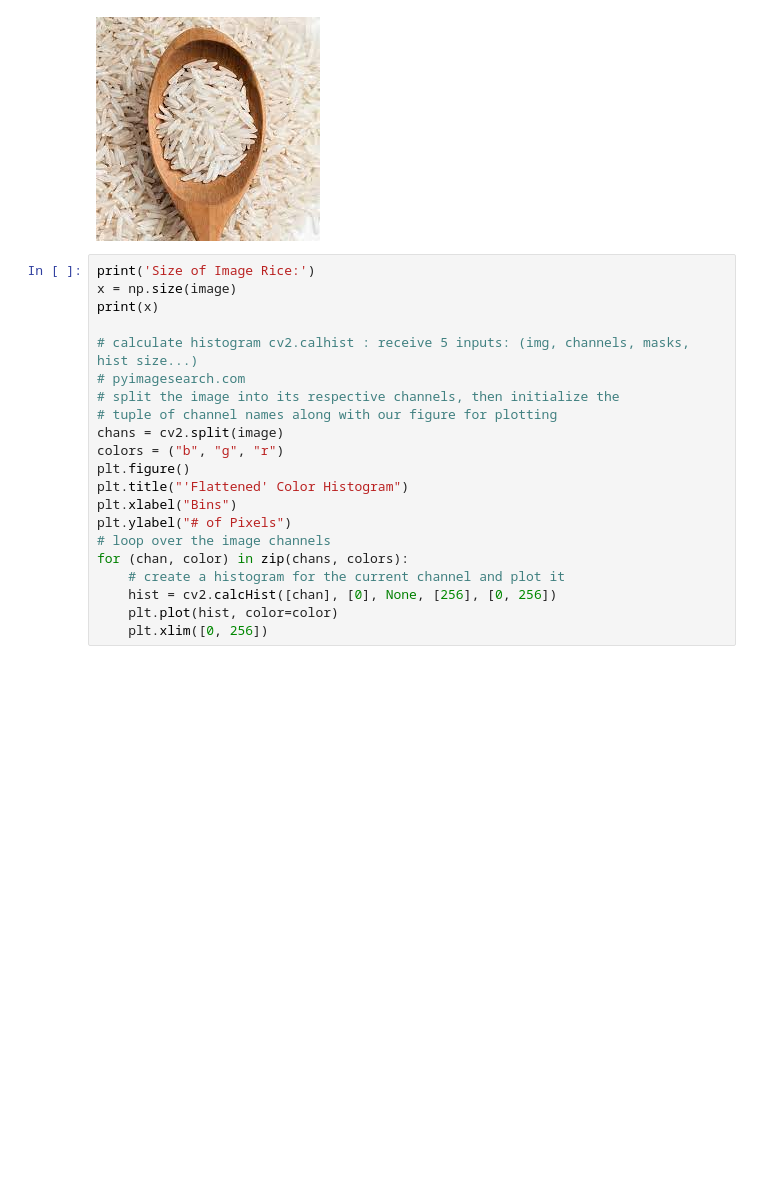
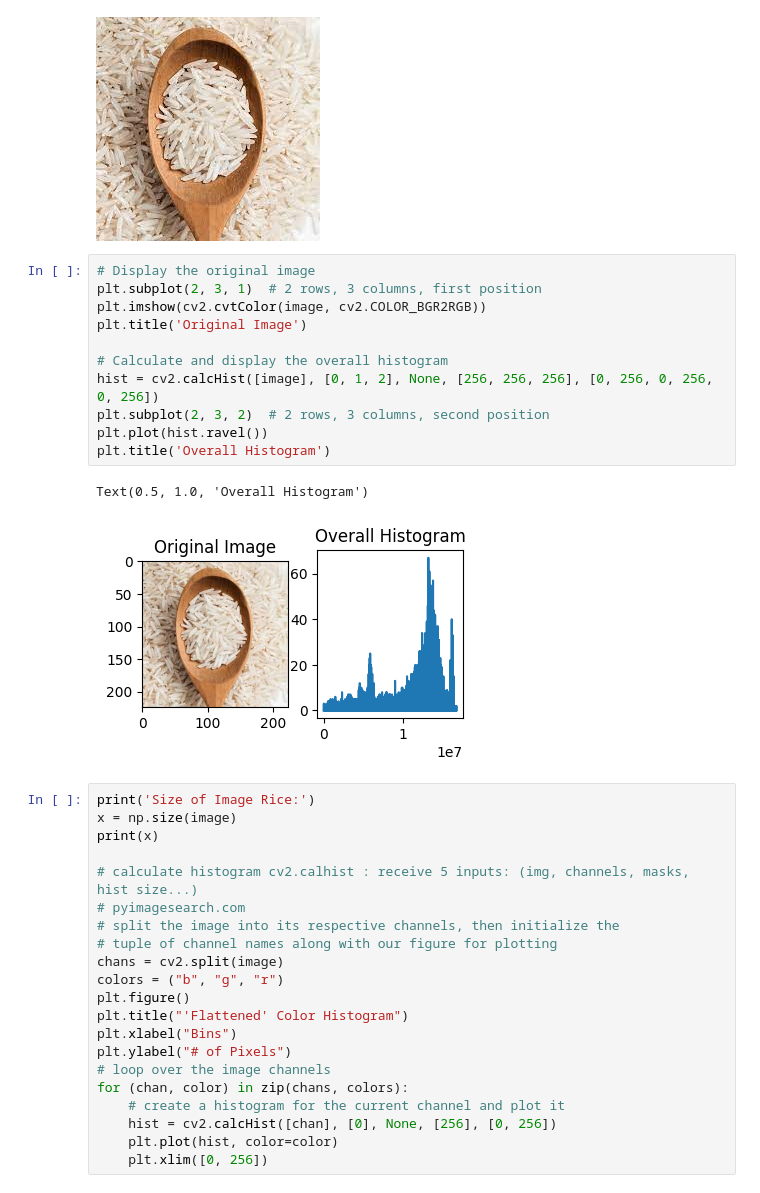
Before and after one commit to GiaHan2702/image_processing, a Jupyter notebook: lab3_Ex2_histogramequal.ipynb, the cells around one changed output. Drawn from its saved outputs; the diff is of its cells as text; blank space fills up the shorter version.

```diff
--- a/lab3_Ex2_histogramequal.ipynb
+++ b/lab3_Ex2_histogramequal.ipynb
@@ -20,6 +20,20 @@ image = cv2.imread('/content/drive/MyDrive/Colab Notebooks/Image Processing File
 cv2_imshow(image)
 # %% [output]
 [figure]
+# %%
+# Display the original image
+plt.subplot(2, 3, 1)  # 2 rows, 3 columns, first position
+plt.imshow(cv2.cvtColor(image, cv2.COLOR_BGR2RGB))
+plt.title('Original Image')
+
+# Calculate and display the overall histogram
+hist = cv2.calcHist([image], [0, 1, 2], None, [256, 256, 256], [0, 256, 0, 256, 0, 256])
+plt.subplot(2, 3, 2)  # 2 rows, 3 columns, second position
+plt.plot(hist.ravel())
+plt.title('Overall Histogram')
+# %% [output]
+Text(0.5, 1.0, 'Overall Histogram')
+[figure, added]
 # %%
 print('Size of Image Rice:')
 x = np.size(image)
```
Also changed, not shown: parts of 2 cells of this notebook.
